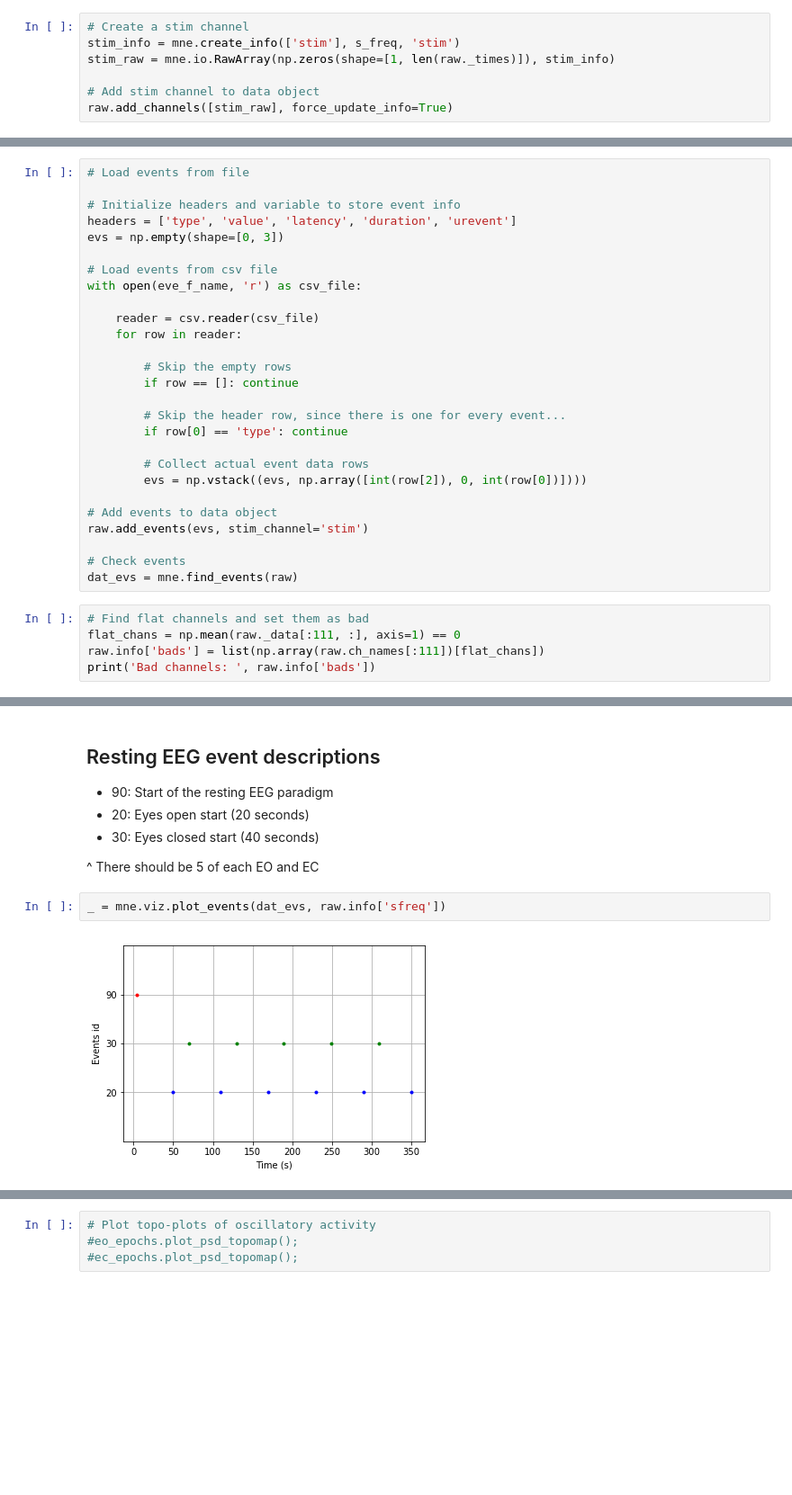
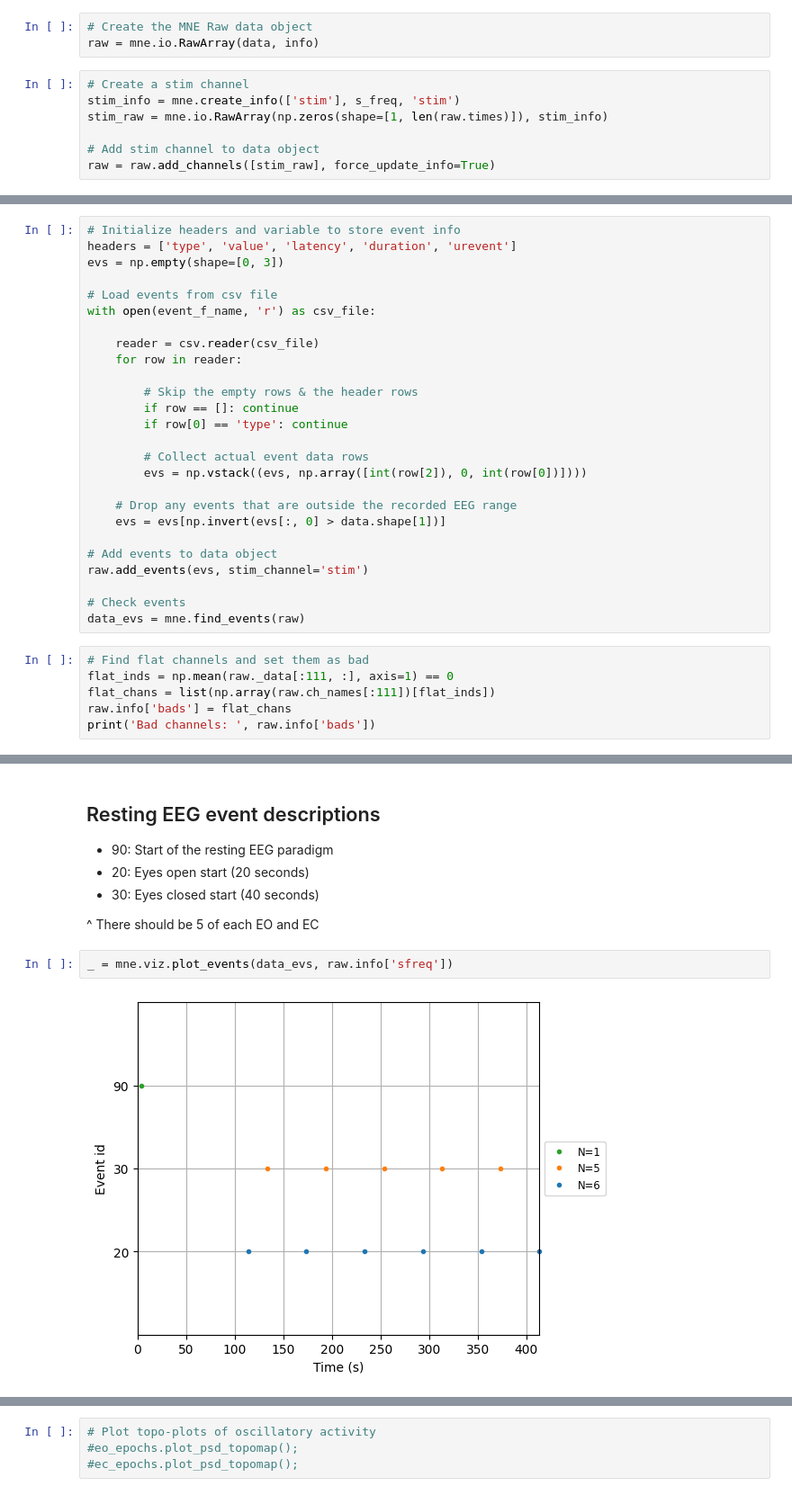
Before and after one commit to voytekresearch/EEGMapping, a Jupyter notebook: childmind/notebooks/01-EEGDataProcessing.ipynb, the cells around one changed output, grey strips where cells are left out. Shown at 90% size. Cells and saved outputs as stored; diff of their text form; blank space fills up the shorter version.

```diff
--- a/childmind/notebooks/01-EEGDataProcessing.ipynb
+++ b/childmind/notebooks/01-EEGDataProcessing.ipynb
@@ -111,7 +102,10 @@ raw = mne.io.RawArray(dat, info)
+# %%
+# Create the MNE Raw data object
+raw = mne.io.RawArray(data, info)
 # %%
 # Create a stim channel
 stim_info = mne.create_info(['stim'], s_freq, 'stim')
-stim_raw = mne.io.RawArray(np.zeros(shape=[1, len(raw._times)]), stim_info)
+stim_raw = mne.io.RawArray(np.zeros(shape=[1, len(raw.times)]), stim_info)
 
 # Add stim channel to data object
-raw.add_channels([stim_raw], force_update_info=True)
+raw = raw.add_channels([stim_raw], force_update_info=True)
@@ -120,34 +114,34 @@ raw.add_channels([stim_raw], force_update_info=True)
 # %%
-# Load events from file
-
 # Initialize headers and variable to store event info
 headers = ['type', 'value', 'latency', 'duration', 'urevent']
 evs = np.empty(shape=[0, 3])
 
 # Load events from csv file
-with open(eve_f_name, 'r') as csv_file:
+with open(event_f_name, 'r') as csv_file:
 
     reader = csv.reader(csv_file)
     for row in reader:
 
-        # Skip the empty rows
+        # Skip the empty rows & the header rows
         if row == []: continue
-
-        # Skip the header row, since there is one for every event...
         if row[0] == 'type': continue
 
         # Collect actual event data rows
         evs = np.vstack((evs, np.array([int(row[2]), 0, int(row[0])])))
 
+    # Drop any events that are outside the recorded EEG range
+    evs = evs[np.invert(evs[:, 0] > data.shape[1])]
+
 # Add events to data object
 raw.add_events(evs, stim_channel='stim')
 
 # Check events
-dat_evs = mne.find_events(raw)
+data_evs = mne.find_events(raw)
 # %%
 # Find flat channels and set them as bad
-flat_chans = np.mean(raw._data[:111, :], axis=1) == 0
-raw.info['bads'] = list(np.array(raw.ch_names[:111])[flat_chans])
+flat_inds = np.mean(raw._data[:111, :], axis=1) == 0
+flat_chans = list(np.array(raw.ch_names[:111])[flat_inds])
+raw.info['bads'] = flat_chans
 print('Bad channels: ', raw.info['bads'])
 # %% [output]
 Bad channels:  ['E1', 'E8', 'E14', 'E21', 'E25', 'E32']
@@ -171,9 +185,9 @@ raw.apply_proj()
 
 ^ There should be 5 of each EO and EC
 # %%
-_ = mne.viz.plot_events(dat_evs, raw.info['sfreq'])
+_ = mne.viz.plot_events(data_evs, raw.info['sfreq'])
 # %% [output]
-[figure, old version]
+[figure, new version]
 # %%
 # Get good eeg channel indices
 eeg_chans = mne.pick_types(raw.info, meg=False, eeg=True)
```
Also changed, not shown: parts of 60 cells of this notebook, 4 other files.
